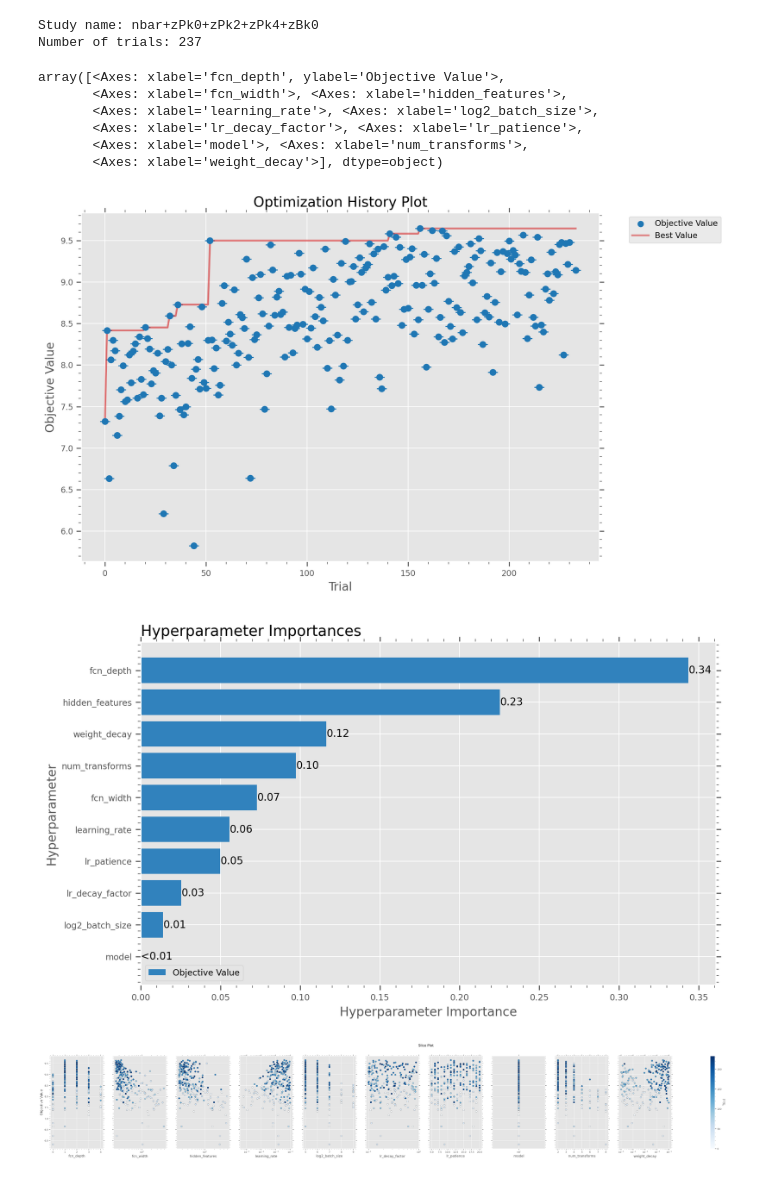
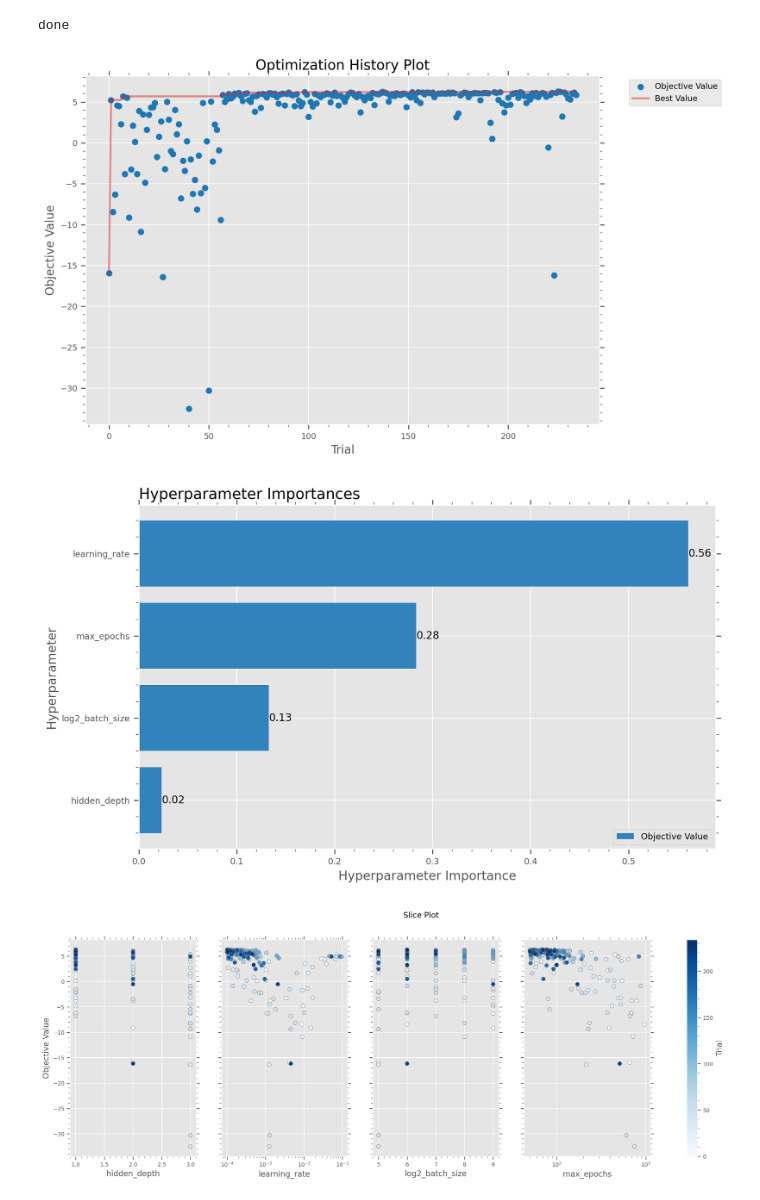
Before and after one commit to maho3/matts_tests, a Jupyter notebook: test_toy_noised.ipynb, the cells around one changed output. Cells and saved outputs as stored; diff of their text form; code cells hidden in the pictures.

```diff
--- a/test_toy_noised.ipynb
+++ b/test_toy_noised.ipynb
@@ -21,10 +18,10 @@ wdir = '/anvil/scratch/x-mho1/cmass-ili'
 # %%
 # Baseline
 nbody = 'quijotelike'
-sim = 'fastpm_4k'
+sim = 'fastpm_4k_nniall3'
 tracer = 'galaxy'
 postfix = 'kmin-0.0_kmax-0.4'
-summlist = ['nbar', 'zPk0', 'zPk2', 'zPk4', 'zBk0']
+summlist = ['nbar', 'zPk0' , 'zPk2', 'zPk4']
 summaries = '+'.join(summlist)
 modeldir = join(wdir, nbody, sim, 'models', tracer, summaries, postfix)
 print(modeldir)
@@ -46,7 +43,9 @@ study = optuna.load_study(study_name=summaries, storage=storage)
 print(f"Study name: {study.study_name}")
 print(f"Number of trials: {len(study.trials)}")
 
-vis.plot_optimization_history(study, error_bar=True)
+vis.plot_optimization_history(study)
 vis.plot_param_importances(study)
 vis.plot_slice(study)
+
+print('done');
 # %% [output]
@@ -54,11 +54,4 @@ vis.plot_slice(study)
-Study name: nbar+zPk0+zPk2+zPk4+zBk0
-Number of trials: 237
+done
-array([<Axes: xlabel='fcn_depth', ylabel='Objective Value'>,
-       <Axes: xlabel='fcn_width'>, <Axes: xlabel='hidden_features'>,
-       <Axes: xlabel='learning_rate'>, <Axes: xlabel='log2_batch_size'>,
-       <Axes: xlabel='lr_decay_factor'>, <Axes: xlabel='lr_patience'>,
-       <Axes: xlabel='model'>, <Axes: xlabel='num_transforms'>,
-       <Axes: xlabel='weight_decay'>], dtype=object)
-[figure, old version]
+[figure, new version]
-[figure, old version]
+[figure, new version]
-[figure, old version]
+[figure, new version]
```
Also changed, not shown: parts of 15 cells of this notebook.
